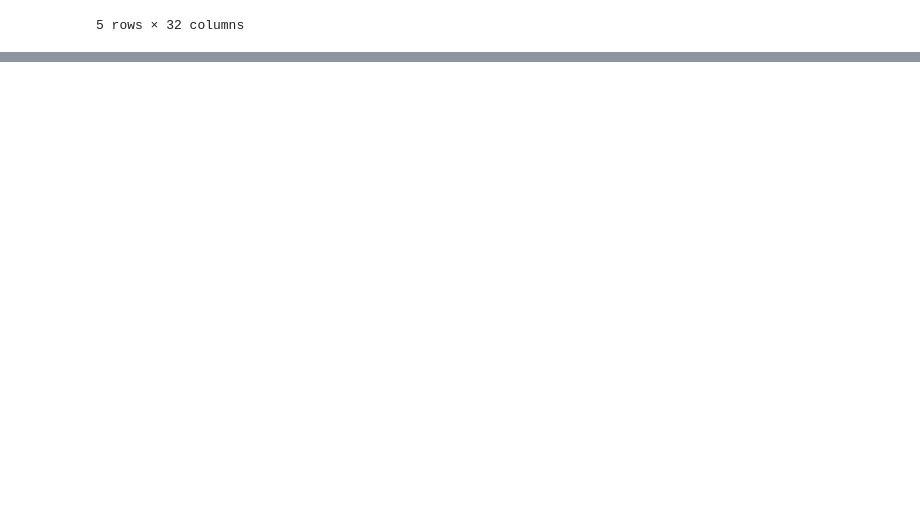
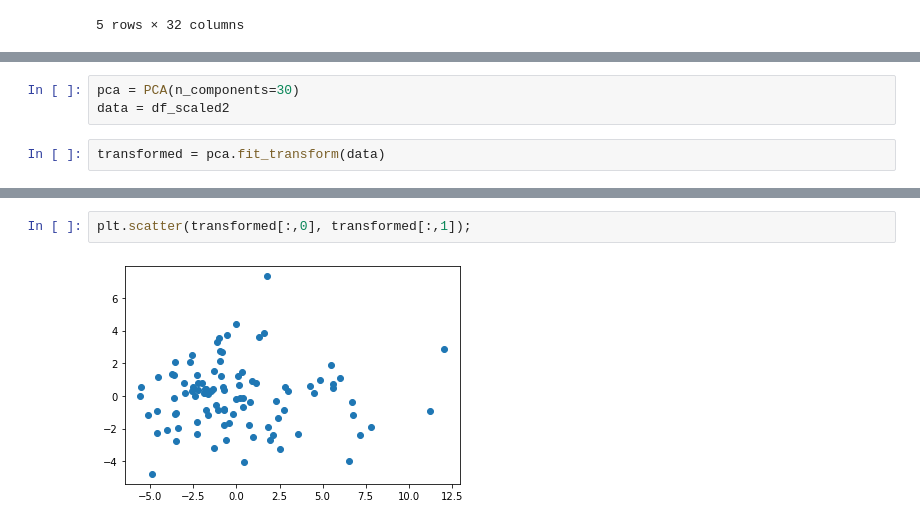
Before and after one commit to triolinho/final_project_repo, a Jupyter notebook: final_3.ipynb, the cells around one changed output, grey strips where cells are left out. Drawn from its saved outputs; the diff is of its cells as text; blank space fills up the shorter version.

```diff
--- a/final_3.ipynb
+++ b/final_3.ipynb
@@ -516,0 +686,5 @@ df_stats_poss2[(df_stats_poss2.index == 'Arsenal') |
+# %%
+pca = PCA(n_components=30)
+data = df_scaled2
+# %%
+transformed = pca.fit_transform(data)
@@ -516,0 +746,4 @@ df_stats_poss2[(df_stats_poss2.index == 'Arsenal') |
+# %%
+plt.scatter(transformed[:,0], transformed[:,1]);
+# %% [output]
+[figure, added]
```
Also changed, not shown: parts of 52 cells of this notebook, 6 other files.
